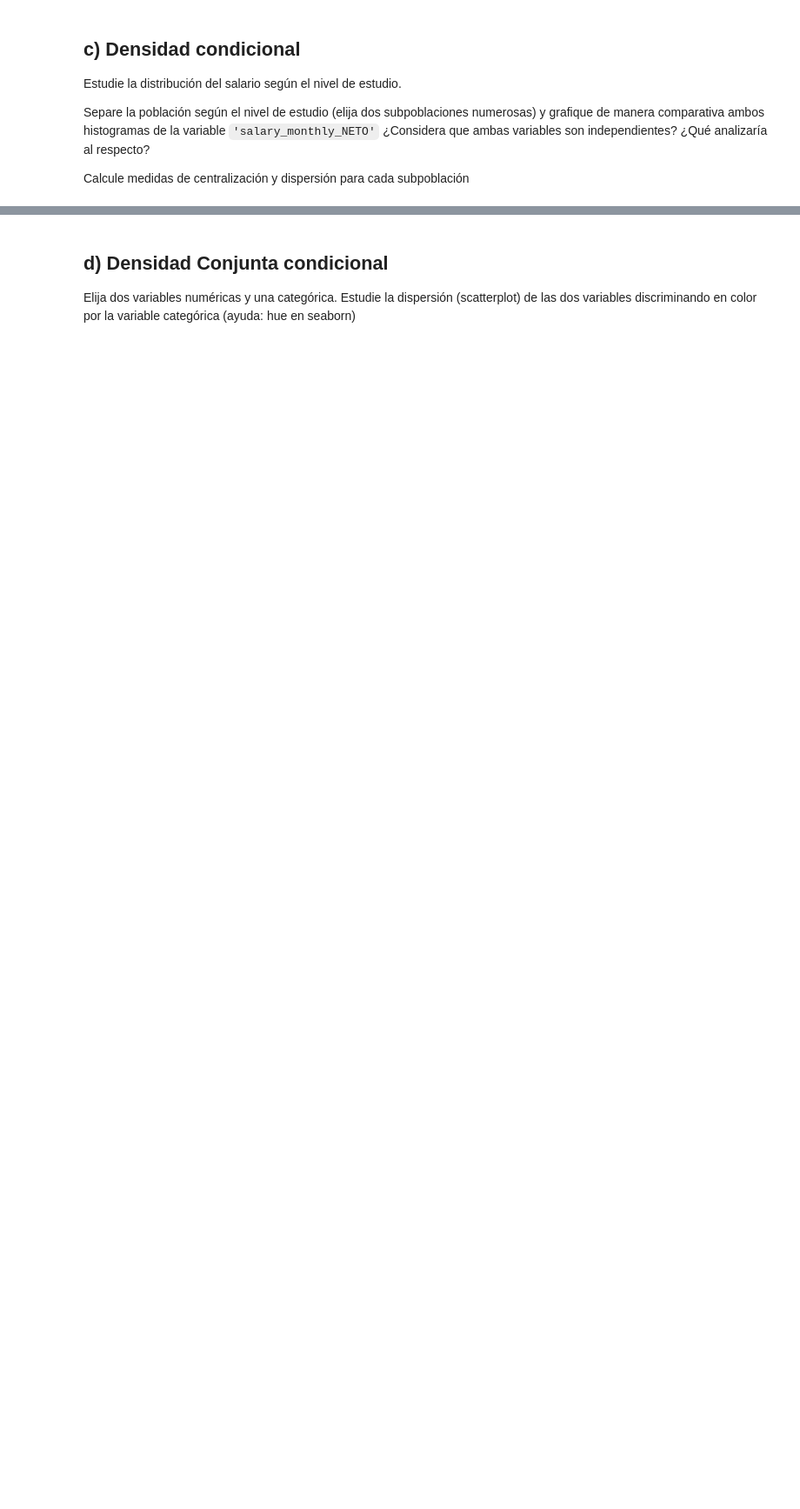
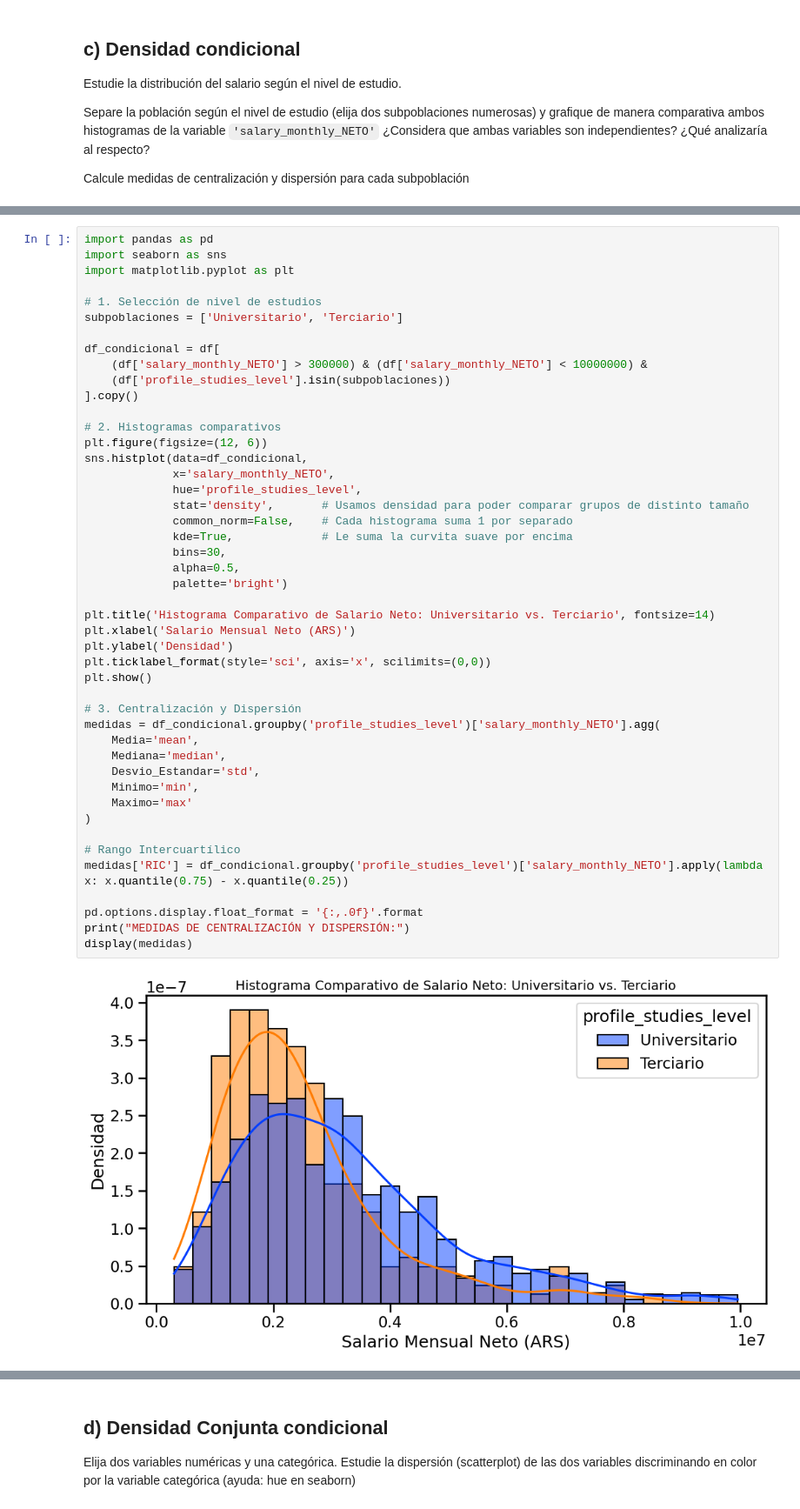
Before and after one commit to agustinanedel/Diplomatura2026, a Jupyter notebook: Copia_de_Entregable_Parte_1.ipynb, the cells around one changed output, grey strips where cells are left out. Shown at 87% size. Cells and saved outputs as stored; diff of their text form; blank space fills up the shorter version.

```diff
--- a/Copia_de_Entregable_Parte_1.ipynb
+++ b/Copia_de_Entregable_Parte_1.ipynb
@@ -461,0 +711,48 @@ Calcule medidas de centralización y dispersión para cada subpoblación
+# %%
+import pandas as pd
+import seaborn as sns
+import matplotlib.pyplot as plt
+
+# 1. Selección de nivel de estudios
+subpoblaciones = ['Universitario', 'Terciario']
+
+df_condicional = df[
+    (df['salary_monthly_NETO'] > 300000) & (df['salary_monthly_NETO'] < 10000000) &
+    (df['profile_studies_level'].isin(subpoblaciones))
+].copy()
+
+# 2. Histogramas comparativos
+plt.figure(figsize=(12, 6))
+sns.histplot(data=df_condicional,
+             x='salary_monthly_NETO',
+             hue='profile_studies_level',
+             stat='density',       # Usamos densidad para poder comparar grupos de distinto tamaño
+             common_norm=False,    # Cada histograma suma 1 por separado
+             kde=True,             # Le suma la curvita suave por encima
+             bins=30,
+             alpha=0.5,
+             palette='bright')
+
+plt.title('Histograma Comparativo de Salario Neto: Universitario vs. Terciario', fontsize=14)
+plt.xlabel('Salario Mensual Neto (ARS)')
+plt.ylabel('Densidad')
+plt.ticklabel_format(style='sci', axis='x', scilimits=(0,0))
+plt.show()
+
+# 3. Centralización y Dispersión
+medidas = df_condicional.groupby('profile_studies_level')['salary_monthly_NETO'].agg(
+    Media='mean',
+    Mediana='median',
+    Desvio_Estandar='std',
+    Minimo='min',
+    Maximo='max'
+)
+
+# Rango Intercuartílico
+medidas['RIC'] = df_condicional.groupby('profile_studies_level')['salary_monthly_NETO'].apply(lambda x: x.quantile(0.75) - x.quantile(0.25))
+
+pd.options.display.float_format = '{:,.0f}'.format
+print("MEDIDAS DE CENTRALIZACIÓN Y DISPERSIÓN:")
+display(medidas)
+# %% [output]
+[figure, added]
```
Also changed, not shown: parts of 28 cells of this notebook.
